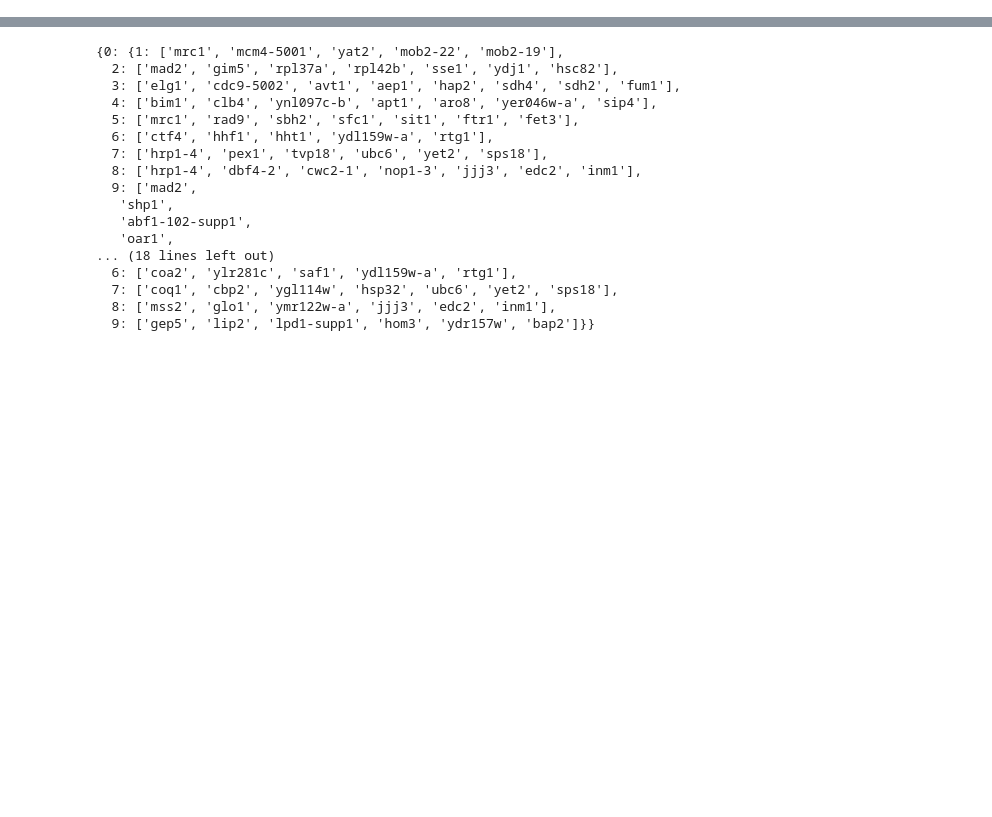
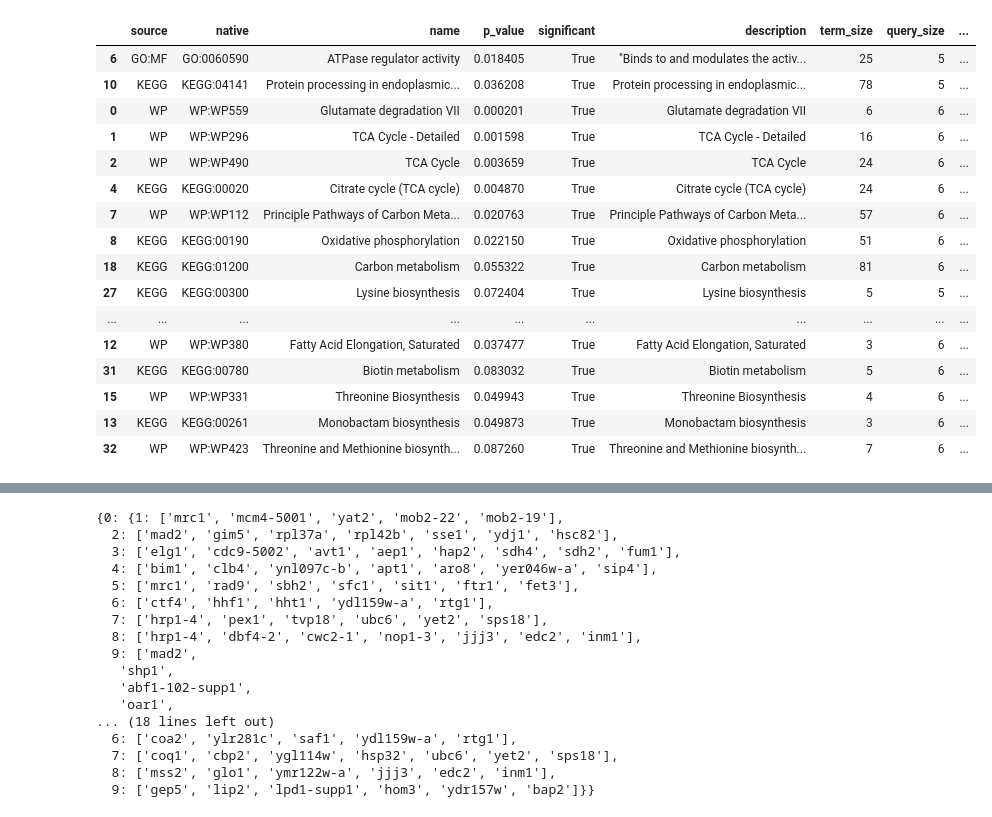
Before and after one commit to oacar/enm_package, a Jupyter notebook: notebooks/18-shortest-prs-path-101321.ipynb, the cells around one changed output, grey strips where cells are left out. Drawn from its saved outputs; the diff is of its cells as text; code cells hidden in the pictures; blank space fills up the shorter version.

```diff
--- a/notebooks/18-shortest-prs-path-101321.ipynb
+++ b/notebooks/18-shortest-prs-path-101321.ipynb
@@ -45,0 +124,31 @@ all_paths = {0:{} , 1:{}, 2:{}}
+# %%
+gp = GProfiler(return_dataframe=True)
+gp_res_ec1 = gp.profile(organism = 'scerevisiae',
+           query = {f"SC{i}":[name_dict[v] for v in val[1:-1]]  for i,val in all_paths[0].items()},
+            background = e_pcc.df['Systematic gene name'].tolist(), no_evidences=False, user_threshold=0.1)
+gp_res_ec2 = gp.profile(organism = 'scerevisiae',
+           query = {f"SC{i}":[name_dict[v] for v in val[1:-1]]  for i,val in all_paths[1].items()},
+            background = e_pcc.df['Systematic gene name'].tolist(), no_evidences=False, user_threshold=0.1)
+gp_res_ec3 = gp.profile(organism = 'scerevisiae',
+           query = {f"SC{i}":[name_dict[v] for v in val[1:-1]]  for i,val in all_paths[2].items()},
+            background = e_pcc.df['Systematic gene name'].tolist(), no_evidences=False, user_threshold=0.1)
+# %%
+gp_res_ec1.sort_values('query')
+# %% [output]
+|  | source | native | name | p_value | significant | description | term_size | query_size | ... |
+| 6 | GO:MF | GO:0060590 | ATPase regulator activity | 0.018405 | True | "Binds to and modulates the activ... | 25 | 5 | ... |
+| 10 | KEGG | KEGG:04141 | Protein processing in endoplasmic... | 0.036208 | True | Protein processing in endoplasmic... | 78 | 5 | ... |
+| 0 | WP | WP:WP559 | Glutamate degradation VII | 0.000201 | True | Glutamate degradation VII | 6 | 6 | ... |
+| 1 | WP | WP:WP296 | TCA Cycle - Detailed | 0.001598 | True | TCA Cycle - Detailed | 16 | 6 | ... |
+| 2 | WP | WP:WP490 | TCA Cycle | 0.003659 | True | TCA Cycle | 24 | 6 | ... |
+| 4 | KEGG | KEGG:00020 | Citrate cycle (TCA cycle) | 0.004870 | True | Citrate cycle (TCA cycle) | 24 | 6 | ... |
+| 7 | WP | WP:WP112 | Principle Pathways of Carbon Meta... | 0.020763 | True | Principle Pathways of Carbon Meta... | 57 | 6 | ... |
+| 8 | KEGG | KEGG:00190 | Oxidative phosphorylation | 0.022150 | True | Oxidative phosphorylation | 51 | 6 | ... |
+| 18 | KEGG | KEGG:01200 | Carbon metabolism | 0.055322 | True | Carbon metabolism | 81 | 6 | ... |
+| 27 | KEGG | KEGG:00300 | Lysine biosynthesis | 0.072404 | True | Lysine biosynthesis | 5 | 5 | ... |
+| ... | ... | ... | ... | ... | ... | ... | ... | ... | ... |
+| 12 | WP | WP:WP380 | Fatty Acid Elongation, Saturated | 0.037477 | True | Fatty Acid Elongation, Saturated | 3 | 6 | ... |
+| 31 | KEGG | KEGG:00780 | Biotin metabolism | 0.083032 | True | Biotin metabolism | 5 | 6 | ... |
+| 15 | WP | WP:WP331 | Threonine Biosynthesis | 0.049943 | True | Threonine Biosynthesis | 4 | 6 | ... |
+| 13 | KEGG | KEGG:00261 | Monobactam biosynthesis | 0.049873 | True | Monobactam biosynthesis | 3 | 6 | ... |
+| 32 | WP | WP:WP423 | Threonine and Methionine biosynth... | 0.087260 | True | Threonine and Methionine biosynth... | 7 | 6 | ... |
```
Also changed, not shown: parts of 60 cells of this notebook.
